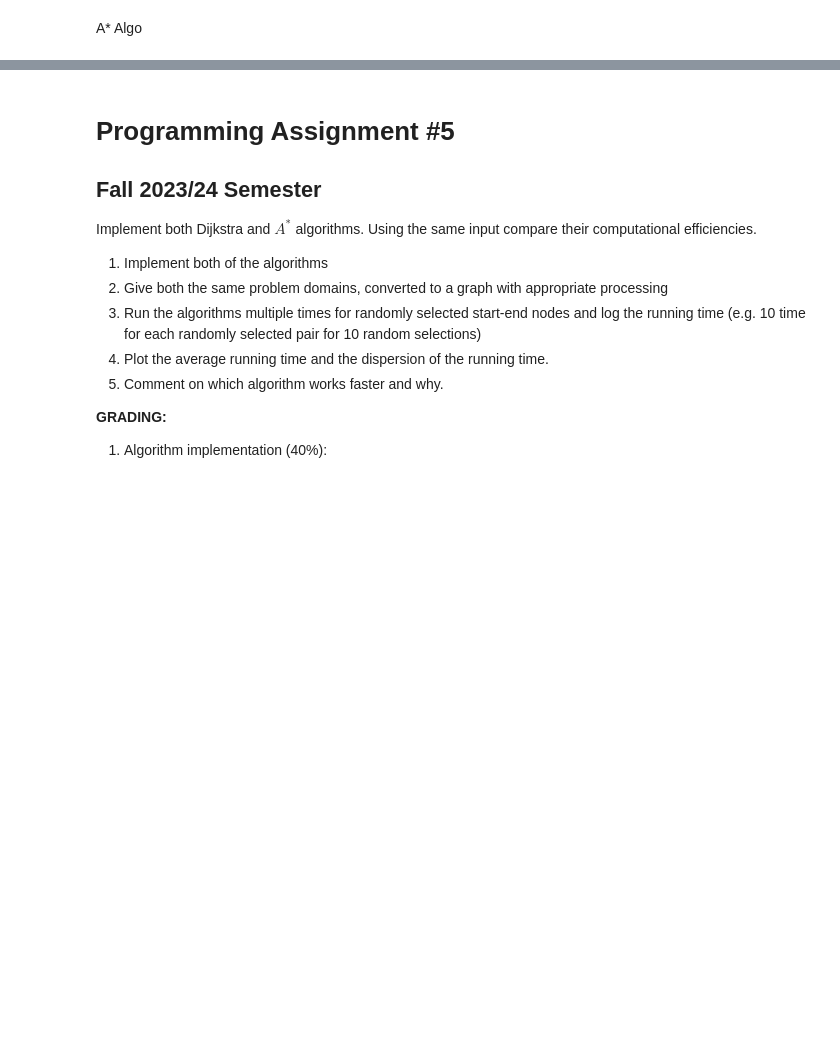
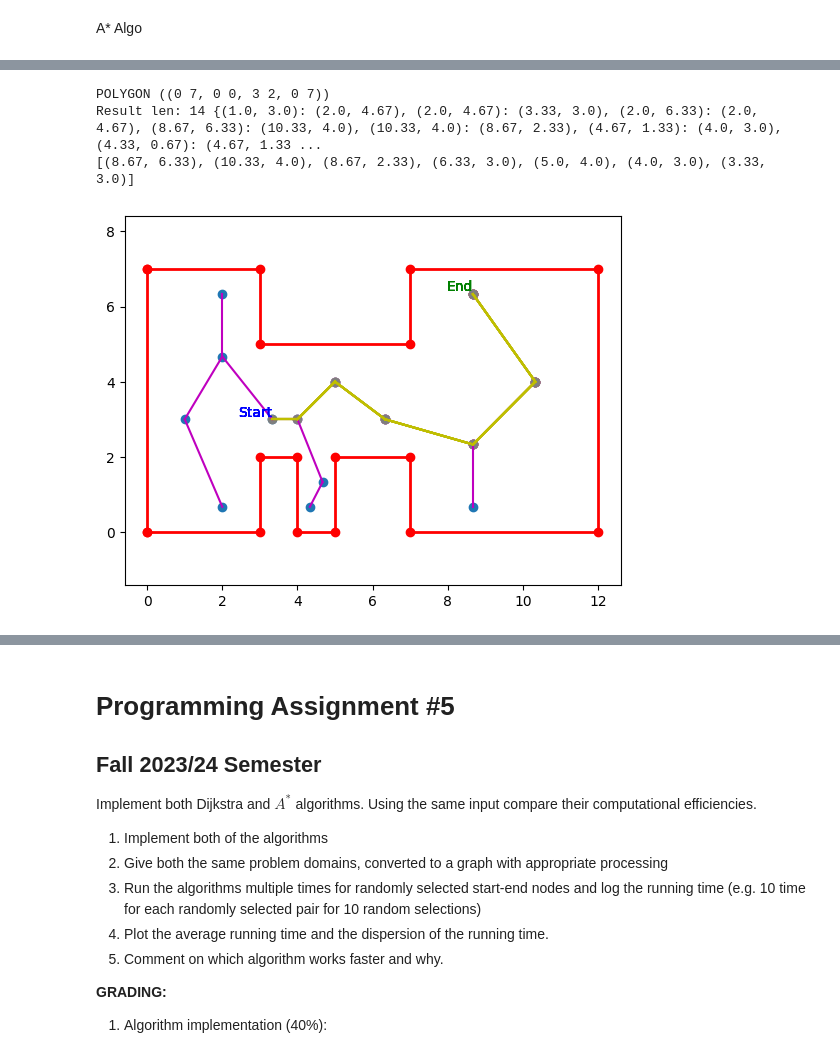
Before and after one commit to Ismail-Armutcu/Algorithms-for-Interactive-Sytems, a Jupyter notebook: MMI513_PA5_PathFinding.ipynb, the cells around one changed output, grey strips where cells are left out. Saved outputs shown, nothing was run; the diff lists cells and outputs as text; code cells hidden in the pictures; blank space fills up the shorter version.

```diff
--- a/MMI513_PA5_PathFinding.ipynb
+++ b/MMI513_PA5_PathFinding.ipynb
@@ -665,0 +292,68 @@ Terminate start: (0, 0)  end: (12, 7)  selected: (12, 7)
+# %%
+def dijsktra(vertices,edges,s,r):
+  g = weightMatrix(vertices) #function g(s->v)
+  Q = []
+  prev = {} #Mapping pi: V -> V
+  for v in vertices:
+    g[s,v] = np.inf
+    prev[v] = None
+    Q.append(v)
+  g[s,s] = 0
+  u = s
+  while(len(Q) !=0):
+    minWeight = np.inf
+    for vPrime in Q:
+      if(vPrime != s):
+        if( g[s,vPrime]< minWeight ):
+          minWeight = g[s,vPrime]
+          u = vPrime
+
+    if(u == r and g[u,r]< np.inf):
+      return prev
+    if(u in Q):
+      Q.pop(Q.index(u))
+
+    for v in getSuccessors(u,edges,Q):
+      alt = g[s,u] +  np.sqrt((u[0] - v[0])**2 + (u[1] - v[1])**2)
+      if alt < g[s,v] :
+        g[s, v] = alt
+        prev[v] = u
+
+  return prev
+
+
+
+simproom = np.array([[0,0], [3,0], [3,2], [4,2], [4,0], [5,0], [5,2], [7,2], [7,0], [12,0], [12,7], [7,7], [7,5], [3,5], [3, 7], [0,7]])
+vert_room = [(0,0),(0,7),(3,7),(3,5),(7,5),(7,7),(12,7),(12,0),(7,0),(7,2),(5,2),(5,0),(4,0),(4,2),(3,2),(3,0)]
+edges_room = [[ (0,0,) , (0,7)],[(0,7) , (3,7)],[ (3,7) , (3,5)],[ (3,5) , (7,5)],[ (7,5) , (7,7)],[ (7,7) , (12,7)],[ (12,7) , (12,0)],[ (12,0) , (7,0)]
+         ,[ (7,0) , (7,2)],[ (7,2) , (5,2)],[ (5,2) , (5,0)],[ (5,0) , (4,0)],[ (4,0) , (4,2)],[ (4,2) , (3,2)],[ (3,2) , (3,0)],[ (3,0) , (0,0)]]
+vertices, edges= getgraph(simproom)
+
+
+
+
+s = (3.33, 3.0)
+r = (8.67, 6.33)
+res = dijsktra(vertices,edges,s,r)
+print("Result len:",len(res),res)
+
+prev = res[r]
+steps = []
+steps.append(r)
+steps.append(prev)
+while(prev != s):
+  prev = res[prev]
+  steps.append(prev)
+print(steps)
+travelledEdges = []
+for i in range(len(steps)-1):
+  travelledEdges.append(((steps[i]),(steps[i+1])))
+
+plotpoly(simproom, False)
+plotgraph(vertices, edges)
+plotPath(steps,travelledEdges,s,r)
+# %% [output]
+POLYGON ((0 7, 0 0, 3 2, 0 7))
+Result len: 14 {(1.0, 3.0): (2.0, 4.67), (2.0, 4.67): (3.33, 3.0), (2.0, 6.33): (2.0, 4.67), (8.67, 6.33): (10.33, 4.0), (10.33, 4.0): (8.67, 2.33), (4.67, 1.33): (4.0, 3.0), (4.33, 0.67): (4.67, 1.33 ...
+[(8.67, 6.33), (10.33, 4.0), (8.67, 2.33), (6.33, 3.0), (5.0, 4.0), (4.0, 3.0), (3.33, 3.0)]
+[figure, added]
```
Also changed, not shown: parts of 34 cells of this notebook.
